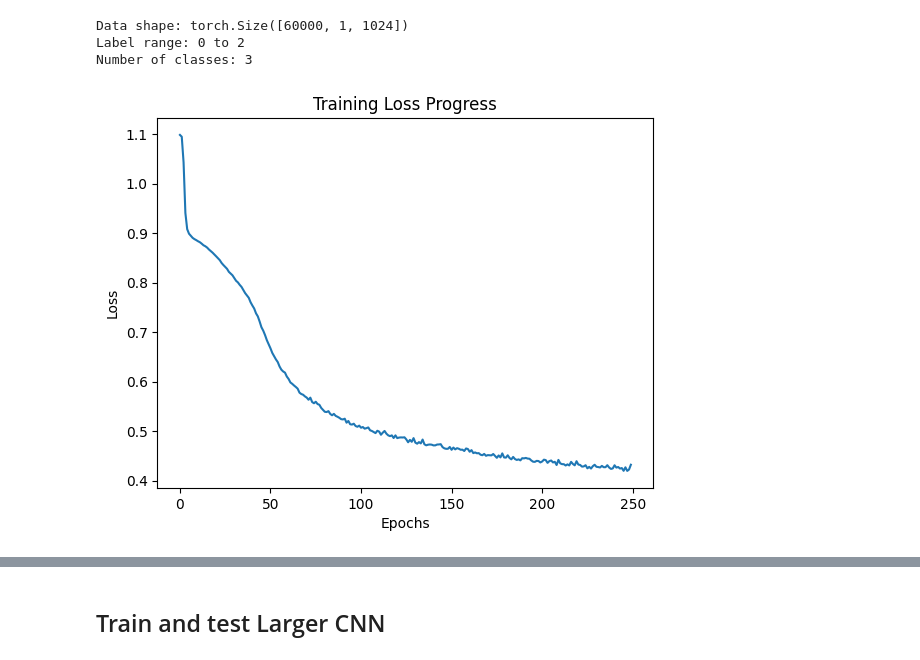
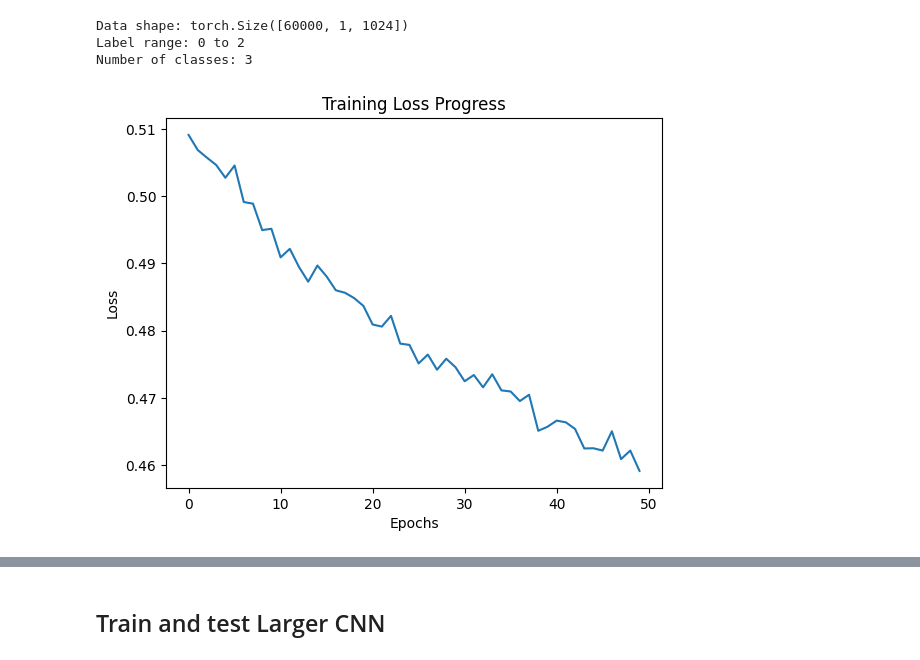
Before and after one commit to tls54/THz-TD-CNN, a Jupyter notebook: Model_testing.ipynb, the cells around one changed output, grey strips where cells are left out. Cells and saved outputs as stored; diff of their text form; code cells hidden in the pictures.

Commit message:
Tested lower epoch count, fixed accuracy reporting bug

```diff
--- a/Model_testing.ipynb
+++ b/Model_testing.ipynb
@@ -79,16 +79,16 @@ Label range: 0 to 2
 Number of classes: 3
 # %%
 # Train the model
-loss_values, accuracy_values = train_model(model, train_loader, criterion, optimizer, device=device, num_epochs=250)
+loss_values, accuracy_values = train_model(model, train_loader, criterion, optimizer, device=device, num_epochs=50, verbose='batch')
 
 # Plot the loss values
 plt.plot(loss_values)
 plt.xlabel('Epochs')
 plt.ylabel('Loss')
 plt.title('Training Loss Progress')
 plt.show()
 # %% [output]
-[figure, old version]
+[figure, new version]
 # %%
 # Plot the acuracy values
 plt.plot(accuracy_values)
```
Also changed, not shown: parts of 9 cells of this notebook, 1 other file.
